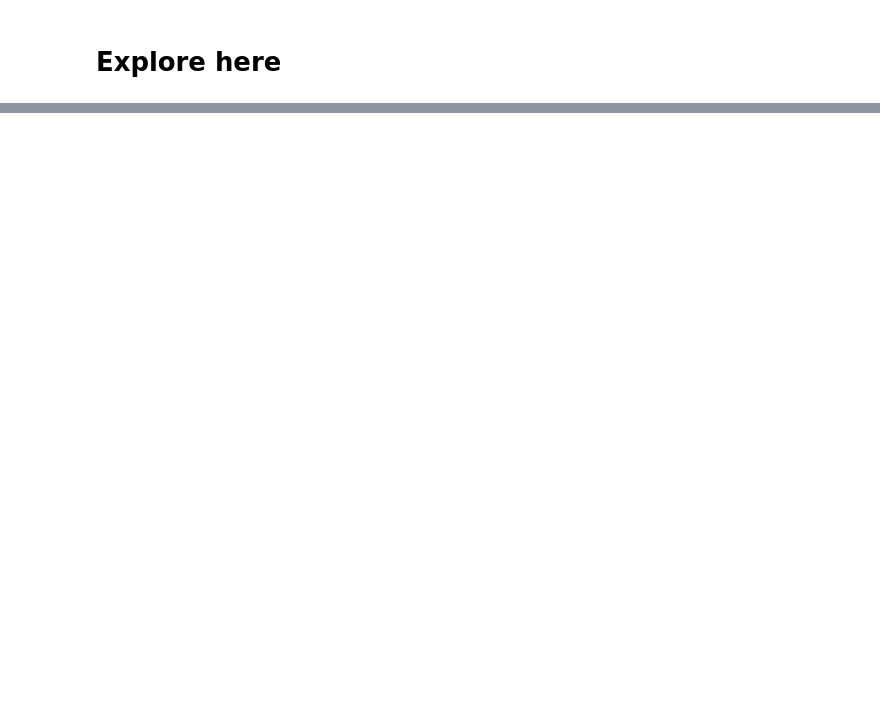
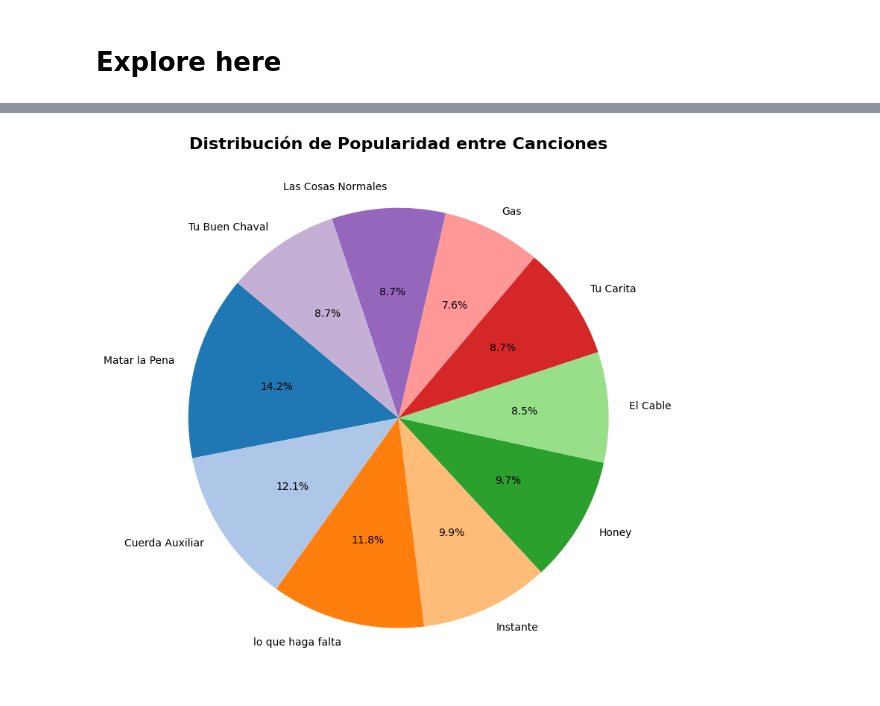
Before and after one commit to 4GeeksAcademy/interacting-with-api-python-project, a Jupyter notebook: src/explore.ipynb, the cells around one changed output, grey strips where cells are left out. Saved outputs shown, nothing was run; the diff lists cells and outputs as text; code cells hidden in the pictures; blank space fills up the shorter version.

```diff
--- a/src/explore.ipynb
+++ b/src/explore.ipynb
@@ -45,0 +114,9 @@ NameError: name 'spotipy' is not defined
+# %%
+# Gráfico de tarta para distribución de popularidad en quesito <3
+plt.figure(figsize=(8, 8))
+plt.pie(df['Popularity'], labels=df['Name'], autopct='%1.1f%%', startangle=140, colors=plt.cm.tab20.colors)
+plt.title('Distribución de Popularidad entre Canciones', fontsize=16, fontweight='bold')
+plt.tight_layout()
+plt.show()
+# %% [output]
+[figure, added]
```
Also changed, not shown: parts of 7 cells of this notebook, 1 other file.
